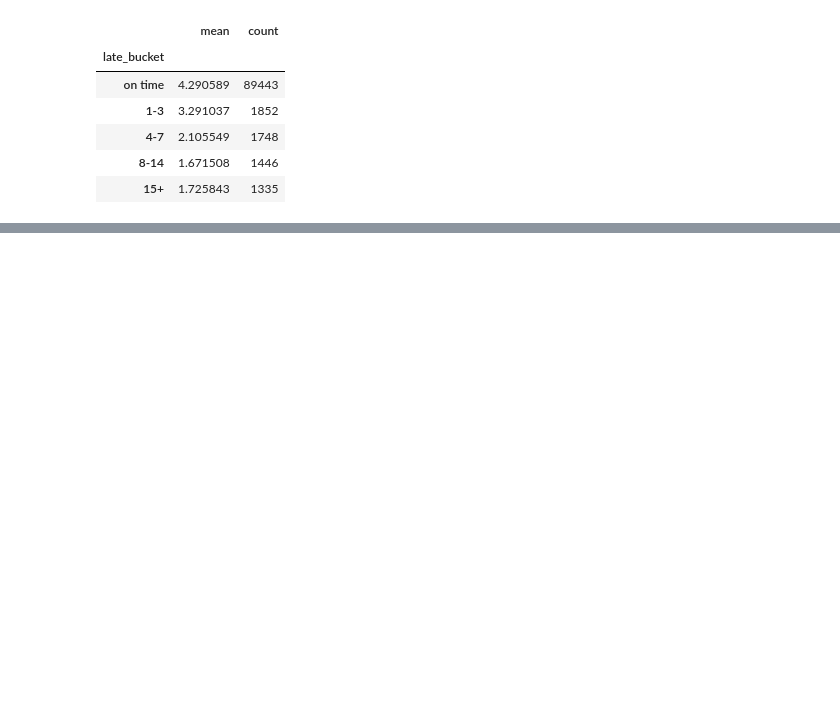
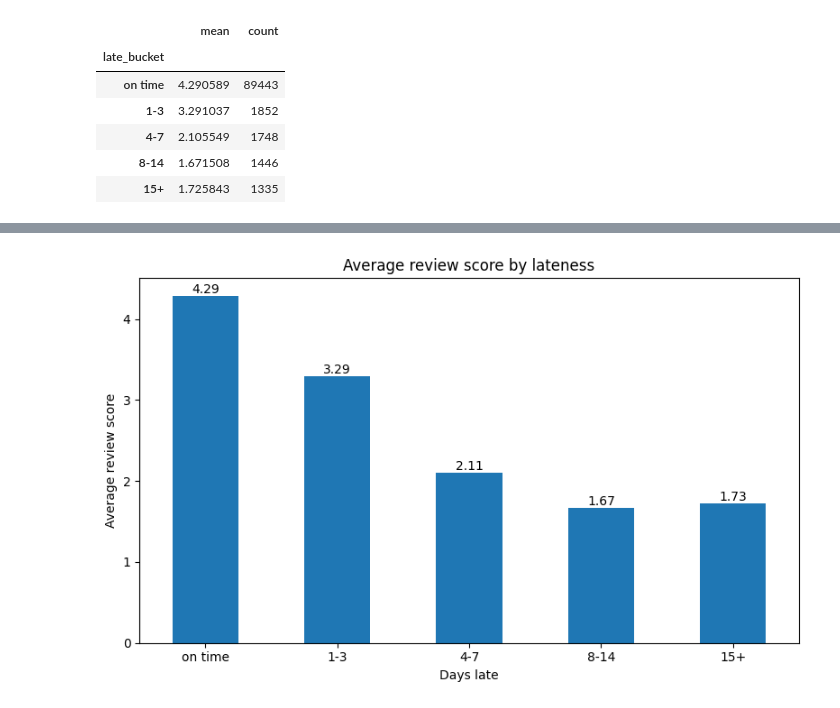
Before and after one commit to shuvadeepnath-creator/olist-analysis, a Jupyter notebook: notebooks/olist_analysis.ipynb, the cells around one changed output, grey strips where cells are left out. Drawn from its saved outputs; the diff is of its cells as text; code cells hidden in the pictures; blank space fills up the shorter version.

```diff
--- a/notebooks/olist_analysis.ipynb
+++ b/notebooks/olist_analysis.ipynb
@@ -348,0 +366,17 @@ d.groupby("late_bucket", observed=True)["review_score"].agg(["mean", "count"])
+# %%
+import matplotlib.pyplot as plt
+
+average_review = d.groupby("late_bucket", observed=True)["review_score"].mean()
+
+plt.figure(figsize=(8, 5))
+average_review.plot(kind="bar")
+plt.title("Average review score by lateness")
+plt.xlabel("Days late")
+plt.ylabel("Average review score")
+plt.xticks(rotation=0)
+plt.bar_label(plt.gca().containers[0], fmt="%.2f")
+plt.tight_layout()
+plt.savefig("../images/average_review_by_late_bucket.png", dpi=150)
+plt.show()
+# %% [output]
+[figure, added]
```
Also changed, not shown: parts of 1 cell of this notebook, 3 other files.
